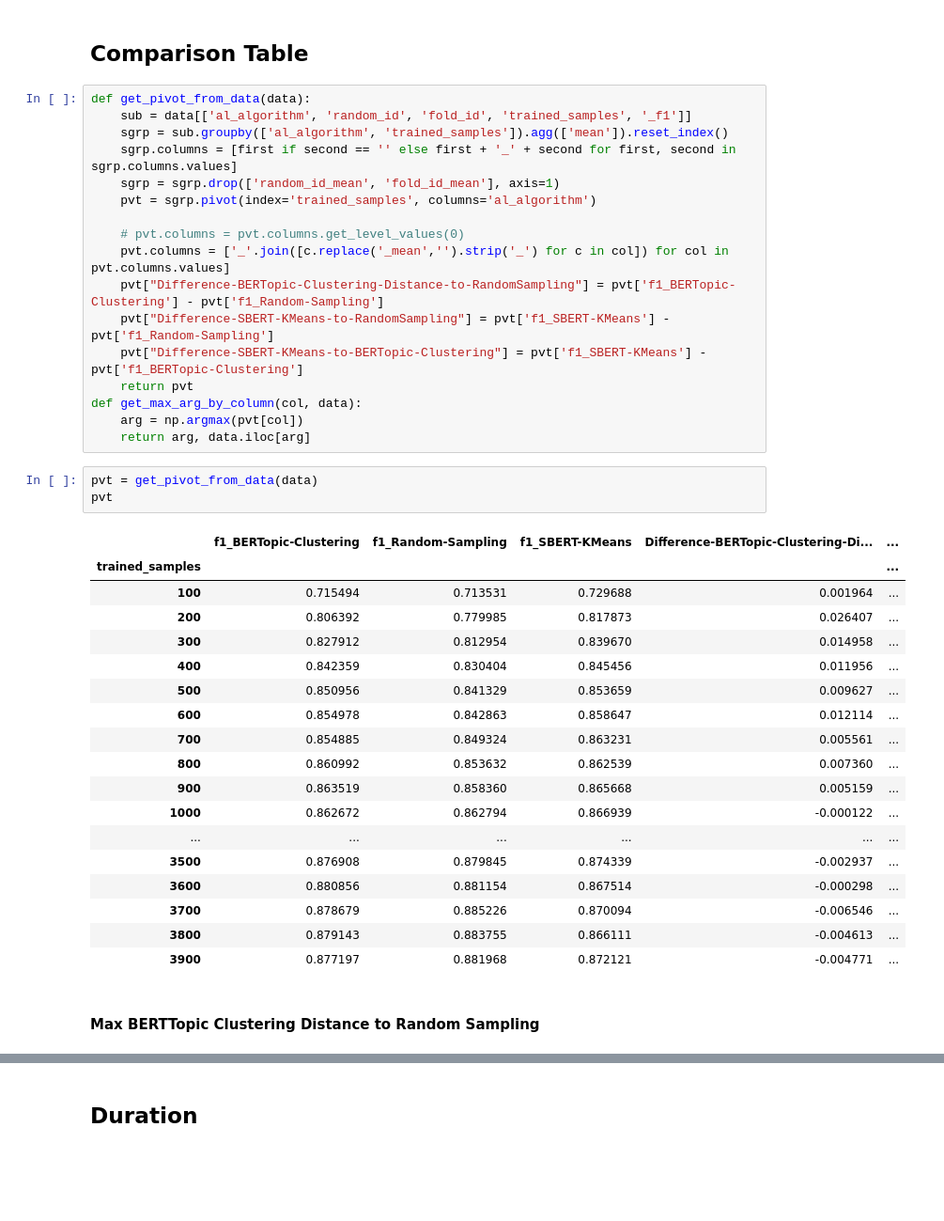
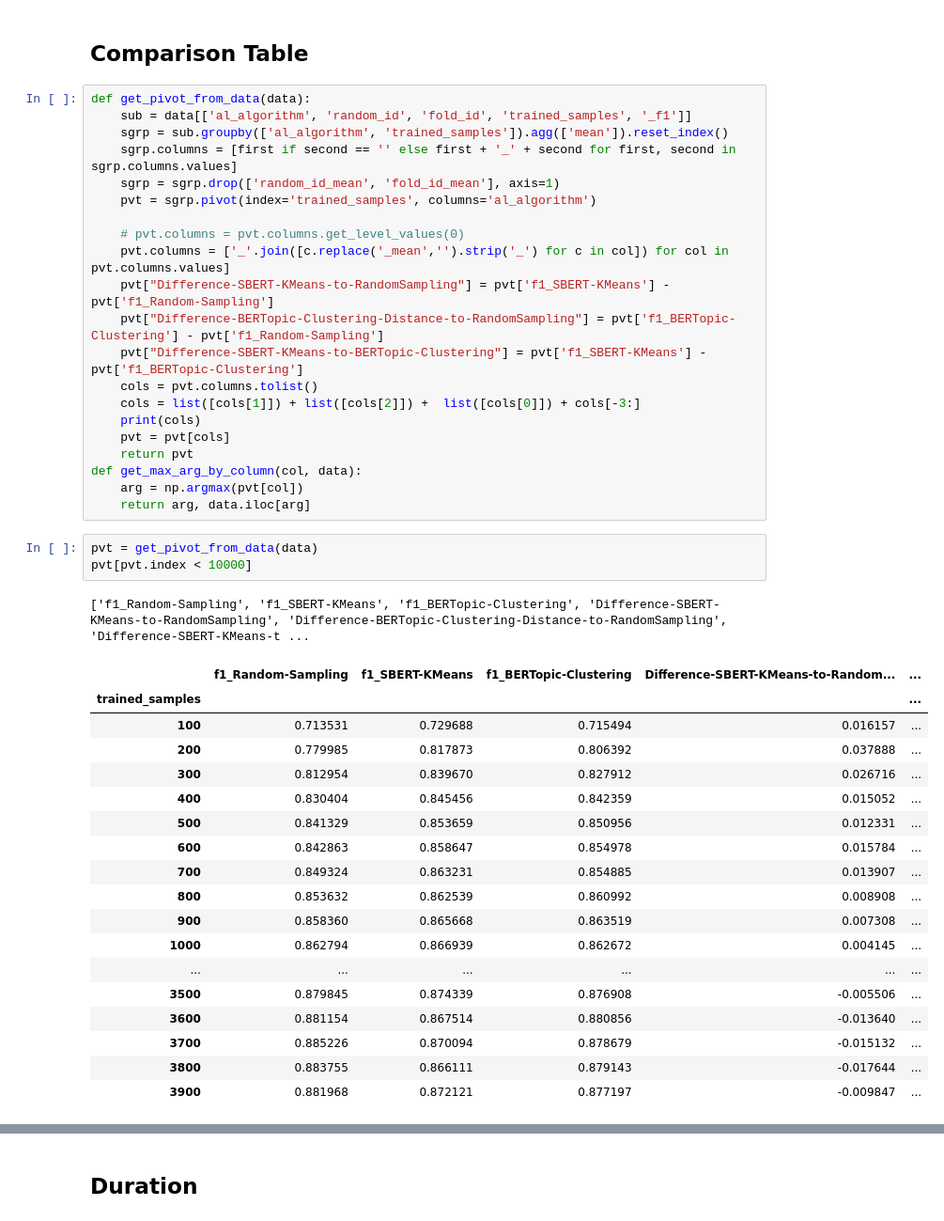
Before and after one commit to kstrassheim/active-learning-with-deep-learning-for-nlp, a Jupyter notebook: result-analysis.ipynb, the cells around one changed output, grey strips where cells are left out. Shown at 94% size. Cells and saved outputs as stored; diff of their text form; blank space fills up the shorter version.

Commit message:
rearranged columns

```diff
--- a/result-analysis.ipynb
+++ b/result-analysis.ipynb
@@ -63,44 +63,47 @@ print_plot(data[data['trained_samples']<1300])
 [figure]
 # %% [markdown]
 ## Comparison Table
-# %%
-def get_pivot_from_data(data):
-    sub = data[['al_algorithm', 'random_id', 'fold_id', 'trained_samples', '_f1']]
-    sgrp = sub.groupby(['al_algorithm', 'trained_samples']).agg(['mean']).reset_index()
-    sgrp.columns = [first if second == '' else first + '_' + second for first, second in sgrp.columns.values]
-    sgrp = sgrp.drop(['random_id_mean', 'fold_id_mean'], axis=1)
-    pvt = sgrp.pivot(index='trained_samples', columns='al_algorithm')
-
-    # pvt.columns = pvt.columns.get_level_values(0)
-    pvt.columns = ['_'.join([c.replace('_mean','').strip('_') for c in col]) for col in pvt.columns.values]
-    pvt["Difference-BERTopic-Clustering-Distance-to-RandomSampling"] = pvt['f1_BERTopic-Clustering'] - pvt['f1_Random-Sampling']
-    pvt["Difference-SBERT-KMeans-to-RandomSampling"] = pvt['f1_SBERT-KMeans'] - pvt['f1_Random-Sampling']
-    pvt["Difference-SBERT-KMeans-to-BERTopic-Clustering"] = pvt['f1_SBERT-KMeans'] - pvt['f1_BERTopic-Clustering']
-    return pvt
-def get_max_arg_by_column(col, data):
-    arg = np.argmax(pvt[col])
-    return arg, data.iloc[arg]
+# %%
+def get_pivot_from_data(data):
+    sub = data[['al_algorithm', 'random_id', 'fold_id', 'trained_samples', '_f1']]
+    sgrp = sub.groupby(['al_algorithm', 'trained_samples']).agg(['mean']).reset_index()
+    sgrp.columns = [first if second == '' else first + '_' + second for first, second in sgrp.columns.values]
+    sgrp = sgrp.drop(['random_id_mean', 'fold_id_mean'], axis=1)
+    pvt = sgrp.pivot(index='trained_samples', columns='al_algorithm')
+
+    # pvt.columns = pvt.columns.get_level_values(0)
+    pvt.columns = ['_'.join([c.replace('_mean','').strip('_') for c in col]) for col in pvt.columns.values]
+    pvt["Difference-SBERT-KMeans-to-RandomSampling"] = pvt['f1_SBERT-KMeans'] - pvt['f1_Random-Sampling']
+    pvt["Difference-BERTopic-Clustering-Distance-to-RandomSampling"] = pvt['f1_BERTopic-Clustering'] - pvt['f1_Random-Sampling']
+    pvt["Difference-SBERT-KMeans-to-BERTopic-Clustering"] = pvt['f1_SBERT-KMeans'] - pvt['f1_BERTopic-Clustering']
+    cols = pvt.columns.tolist()
+    cols = list([cols[1]]) + list([cols[2]]) +  list([cols[0]]) + cols[-3:]
+    print(cols)
+    pvt = pvt[cols]
+    return pvt
+def get_max_arg_by_column(col, data):
+    arg = np.argmax(pvt[col])
+    return arg, data.iloc[arg]
 # %%
 pvt = get_pivot_from_data(data)
-pvt
+pvt[pvt.index < 10000]
 # %% [output]
+['f1_Random-Sampling', 'f1_SBERT-KMeans', 'f1_BERTopic-Clustering', 'Difference-SBERT-KMeans-to-RandomSampling', 'Difference-BERTopic-Clustering-Distance-to-RandomSampling', 'Difference-SBERT-KMeans-t ...
-|  | f1_BERTopic-Clustering | f1_Random-Sampling | f1_SBERT-KMeans | Difference-BERTopic-Clustering-Di... | ... |
+|  | f1_Random-Sampling | f1_SBERT-KMeans | f1_BERTopic-Clustering | Difference-SBERT-KMeans-to-Random... | ... |
 | trained_samples |  |  |  |  | ... |
-| 100 | 0.715494 | 0.713531 | 0.729688 | 0.001964 | ... |
-| 200 | 0.806392 | 0.779985 | 0.817873 | 0.026407 | ... |
-| 300 | 0.827912 | 0.812954 | 0.839670 | 0.014958 | ... |
-| 400 | 0.842359 | 0.830404 | 0.845456 | 0.011956 | ... |
-| 500 | 0.850956 | 0.841329 | 0.853659 | 0.009627 | ... |
-| 600 | 0.854978 | 0.842863 | 0.858647 | 0.012114 | ... |
-| 700 | 0.854885 | 0.849324 | 0.863231 | 0.005561 | ... |
-| 800 | 0.860992 | 0.853632 | 0.862539 | 0.007360 | ... |
-| 900 | 0.863519 | 0.858360 | 0.865668 | 0.005159 | ... |
-| 1000 | 0.862672 | 0.862794 | 0.866939 | -0.000122 | ... |
+| 100 | 0.713531 | 0.729688 | 0.715494 | 0.016157 | ... |
+| 200 | 0.779985 | 0.817873 | 0.806392 | 0.037888 | ... |
+| 300 | 0.812954 | 0.839670 | 0.827912 | 0.026716 | ... |
+| 400 | 0.830404 | 0.845456 | 0.842359 | 0.015052 | ... |
+| 500 | 0.841329 | 0.853659 | 0.850956 | 0.012331 | ... |
+| 600 | 0.842863 | 0.858647 | 0.854978 | 0.015784 | ... |
+| 700 | 0.849324 | 0.863231 | 0.854885 | 0.013907 | ... |
+| 800 | 0.853632 | 0.862539 | 0.860992 | 0.008908 | ... |
+| 900 | 0.858360 | 0.865668 | 0.863519 | 0.007308 | ... |
+| 1000 | 0.862794 | 0.866939 | 0.862672 | 0.004145 | ... |
 | ... | ... | ... | ... | ... | ... |
-| 3500 | 0.876908 | 0.879845 | 0.874339 | -0.002937 | ... |
-| 3600 | 0.880856 | 0.881154 | 0.867514 | -0.000298 | ... |
-| 3700 | 0.878679 | 0.885226 | 0.870094 | -0.006546 | ... |
-| 3800 | 0.879143 | 0.883755 | 0.866111 | -0.004613 | ... |
-| 3900 | 0.877197 | 0.881968 | 0.872121 | -0.004771 | ... |
+| 3500 | 0.879845 | 0.874339 | 0.876908 | -0.005506 | ... |
+| 3600 | 0.881154 | 0.867514 | 0.880856 | -0.013640 | ... |
+| 3700 | 0.885226 | 0.870094 | 0.878679 | -0.015132 | ... |
+| 3800 | 0.883755 | 0.866111 | 0.879143 | -0.017644 | ... |
+| 3900 | 0.881968 | 0.872121 | 0.877197 | -0.009847 | ... |
-# %% [markdown]
-#### Max BERTTopic Clustering Distance to Random Sampling
```
Also changed, not shown: parts of 11 cells of this notebook.
